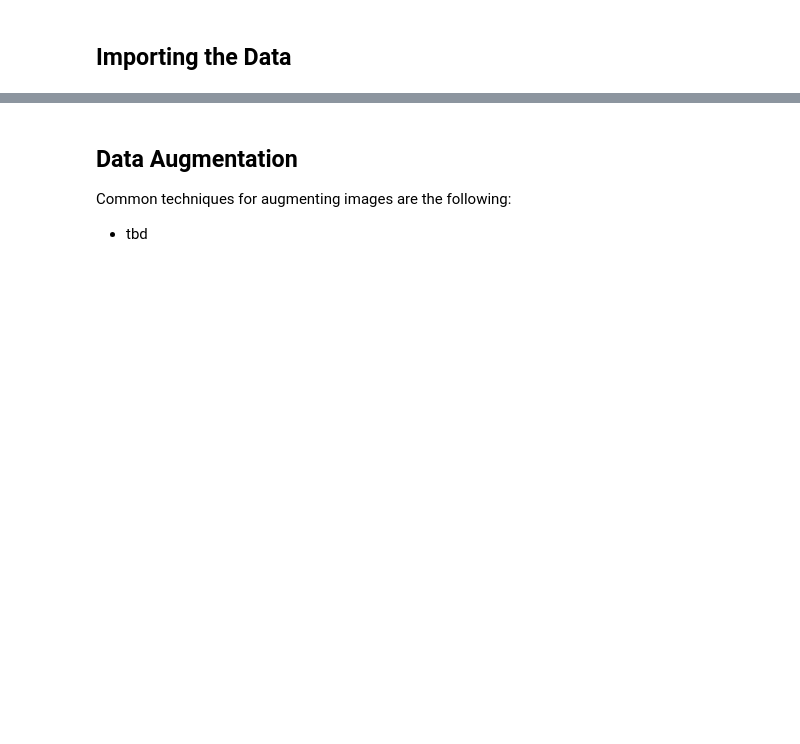
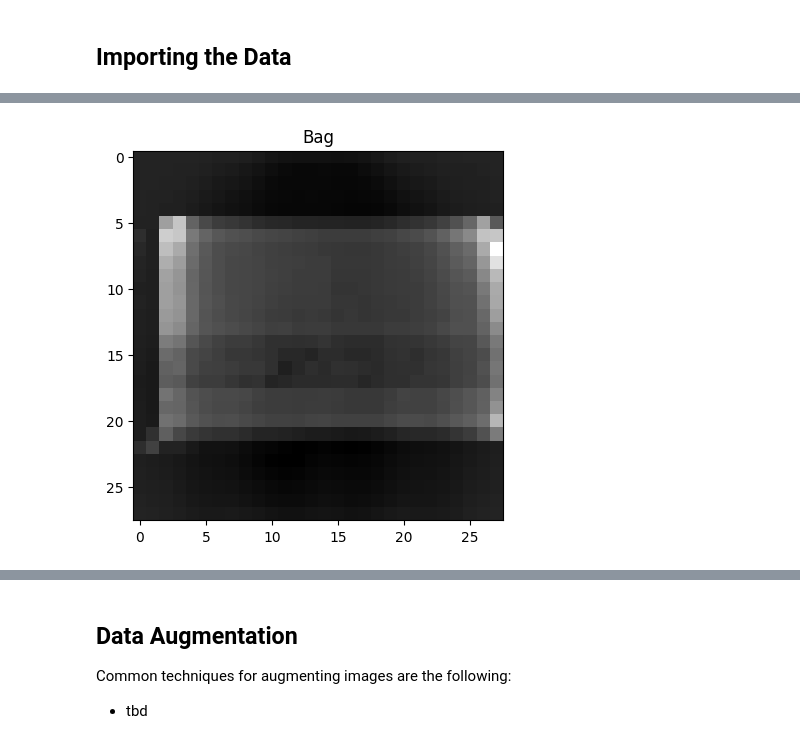
Before and after one commit to alexandergigliottipetruska/AI_projects, a Jupyter notebook: deep_learning/neural_network/5_neural_network_fashion_mnist.ipynb, the cells around one changed output, grey strips where cells are left out. Drawn from its saved outputs; the diff is of its cells as text; code cells hidden in the pictures; blank space fills up the shorter version.

```diff
--- a/deep_learning/neural_network/5_neural_network_fashion_mnist.ipynb
+++ b/deep_learning/neural_network/5_neural_network_fashion_mnist.ipynb
@@ -233,0 +405,6 @@ Divides the previous implementation k into several classes that can be combined
+# %%
+plt.imshow(images[y_train[y_train["label"]==8].index[4], :, :], cmap="grey")
+plt.title("Bag")
+plt.show()
+# %% [output]
+[figure, added]
```
Also changed, not shown: parts of 38 cells of this notebook.
